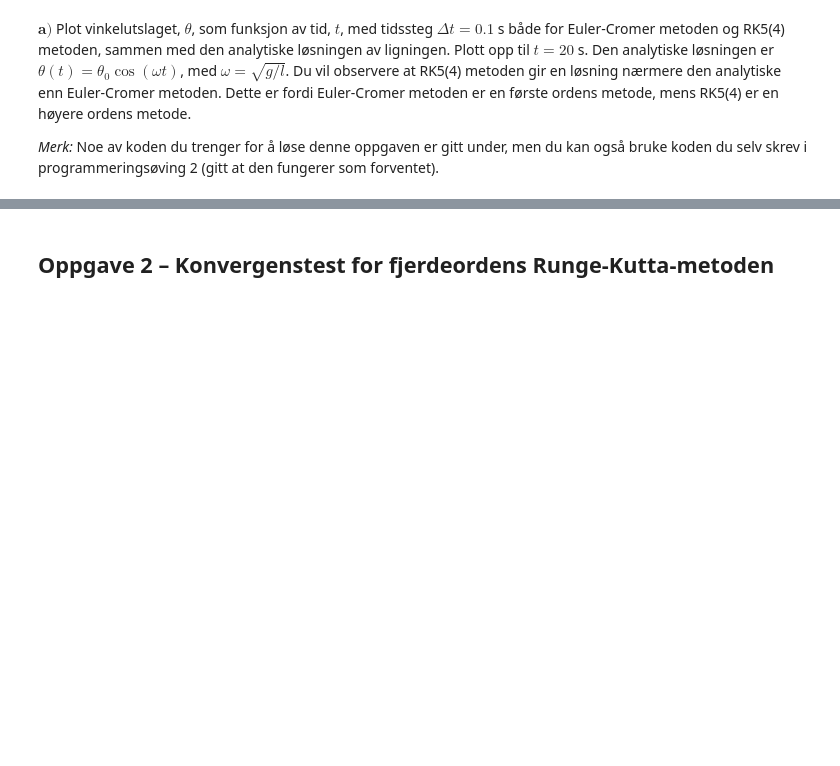
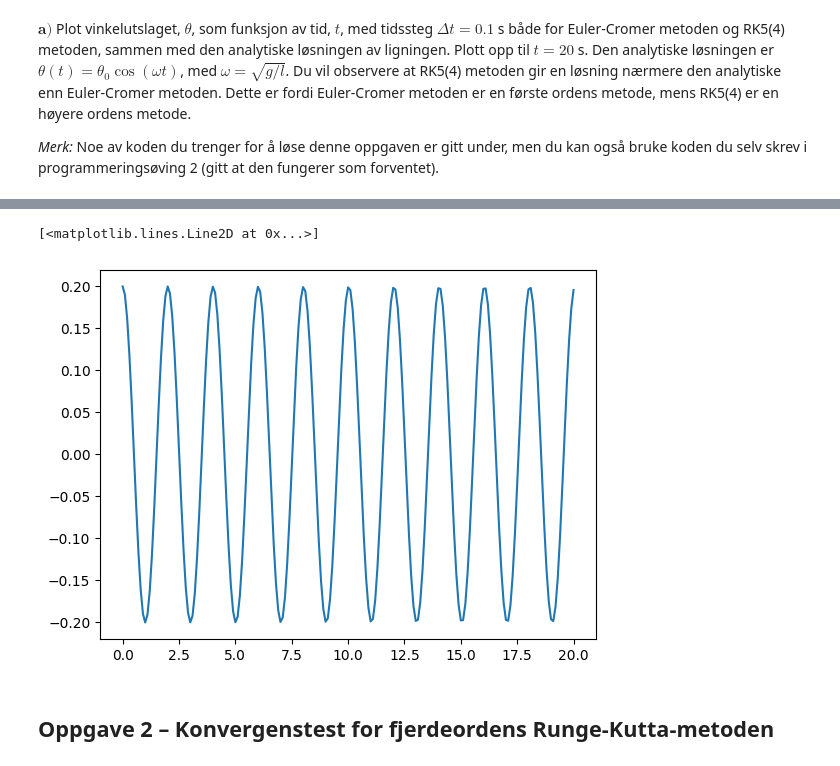
Before and after one commit to villi02/TFY4163-Bolgefysikk-og-fluidmekanikk, a Jupyter notebook: Oving3.ipynb, the cells around one changed output, grey strips where cells are left out. Drawn from its saved outputs; the diff is of its cells as text; code cells hidden in the pictures; blank space fills up the shorter version.

```diff
--- a/Oving3.ipynb
+++ b/Oving3.ipynb
@@ -104,3 +112,11 @@ w_0 = 0.0       # [rad/s], initial angular velocity
+# %%
+## RK5(4)
+
+RK_theta, RK_w, RK_t = RK45_method(equation, theta_0, w_0, 0.1, 20)
+plt.plot(RK_t, RK_theta)
+# %% [output]
+[<matplotlib.lines.Line2D at 0x...>]
+[figure, added]
 # %% [markdown]
 ## Oppgave 2 – Konvergenstest for fjerdeordens Runge-Kutta-metoden
 # %% [markdown]
```
Also changed, not shown: parts of 6 cells of this notebook.
